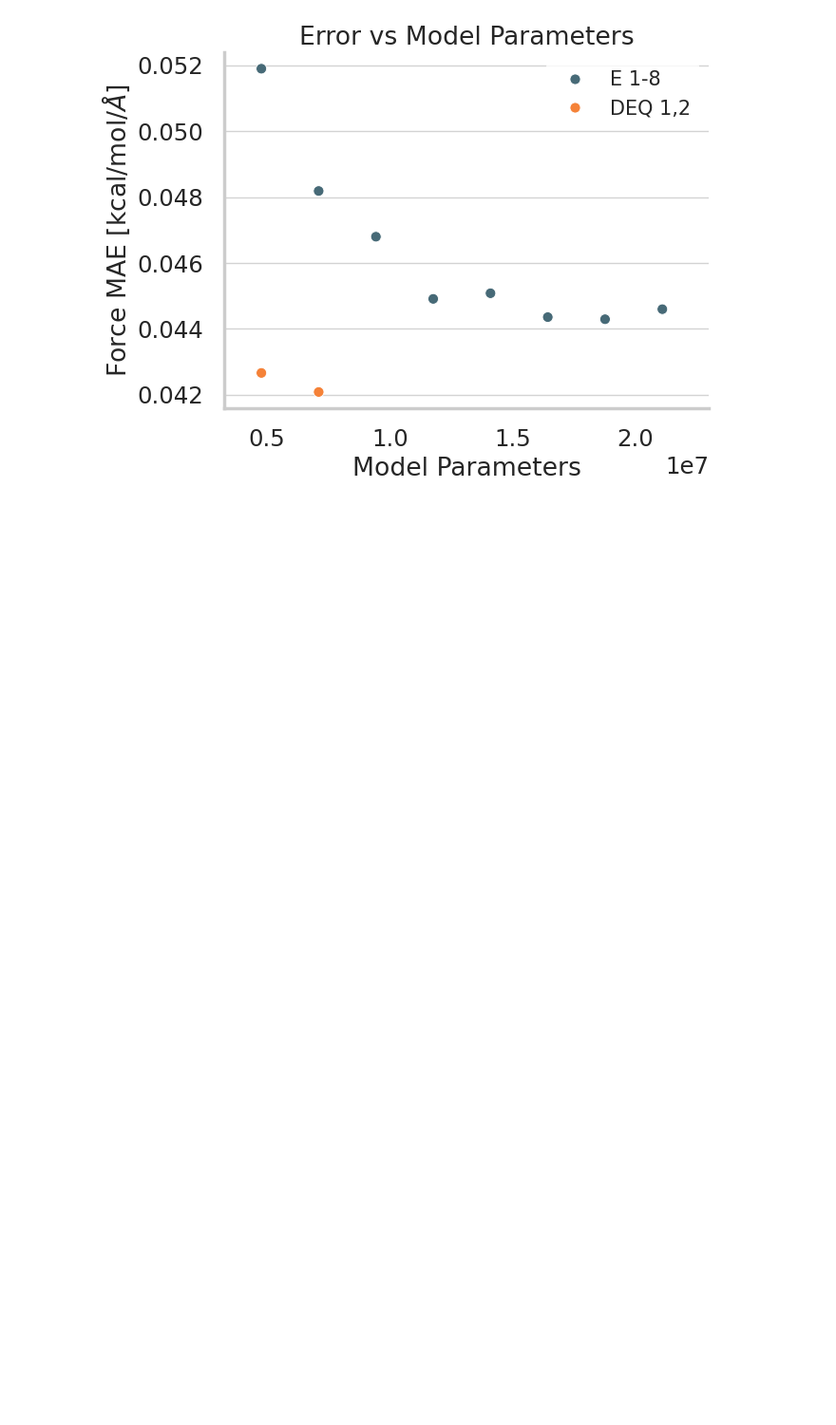
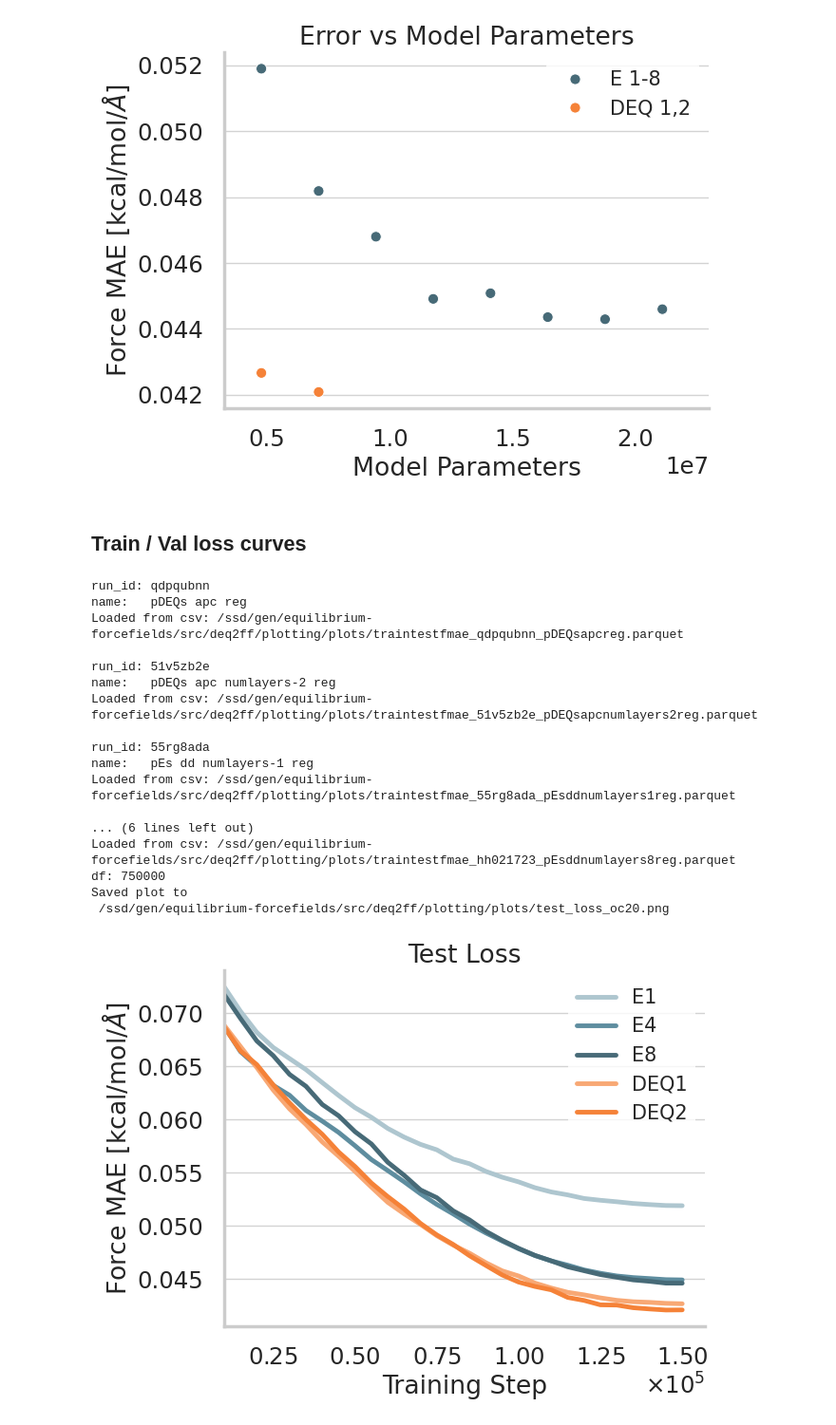
Before and after one commit to BurgerAndreas/equilibrium-forcefields, a Jupyter notebook: src/deq2ff/plotting/dashboard_oc20.ipynb, the cells around one changed output. Shown at 95% size. Cells and saved outputs as stored; diff of their text form; code cells hidden in the pictures; blank space fills up the shorter version.

```diff
--- a/src/deq2ff/plotting/dashboard_oc20.ipynb
+++ b/src/deq2ff/plotting/dashboard_oc20.ipynb
@@ -210,3 +212,67 @@ plt.show()
 Saved plot to
  /ssd/gen/equilibrium-forcefields/src/deq2ff/plotting/plots/acc_vs_params_oc.png
 [figure]
+# %% [markdown]
+## Train / Val loss curves
+# %%
+# train / val loss OC20
+_project = projectoc
+
+# pDEQs apc reg qdpqubnn
+# pDEQs apc numlayers-2 reg 51v5zb2e
+# pEs dd numlayers-1 reg 55rg8ada
+# pEs dd reg j4ub57rb
+# pEs dd numlayers-8 reg hh021723
+
+keys = ["train/forces_mae", "val/forces_mae"]
+dfq1 = get_keys_history("qdpqubnn", project=_project, keys=keys)
+dfq2 = get_keys_history("51v5zb2e", project=_project, keys=keys)
+dfe1 = get_keys_history("55rg8ada", project=_project, keys=keys)
+dfe4 = get_keys_history("j4ub57rb", project=_project, keys=keys)
+dfe8 = get_keys_history("hh021723", project=_project, keys=keys)
+
+# combine into one dataframe
+dftrainoc = pd.concat([dfe1, dfe4, dfe8, dfq1, dfq2])
+dftrainoc["Model"] = dftrainoc["Class"] + dftrainoc["model.num_layers"].astype(str)
+print('df:', len(dftrainoc))
+
+# fig, ax = plot_loss_curve(
+#     df=dftrainoc, y="train/forces_mae",
+#     xlabel="Training Step", ylabel=human_labels("test_f_mae"),
+#     xmin=10000,
+#     hue="Model",
+#     palette=cdict,
+#     title="Training Loss",
+#     fname="training_loss_oc20",
+# )
+# plt.show()
+
+fig, ax = plot_loss_curve(
+    df=dftrainoc, y="val/forces_mae",
+    xlabel="Training Step", ylabel=human_labels("test_f_mae"),
+    xmin=10000,
+    hue="Model",
+    palette=cdict,
+    title="Test Loss",
+    fname="test_loss_oc20",
+)
+plt.show()
+# %% [output]
+run_id: qdpqubnn
+name:   pDEQs apc reg
+Loaded from csv: /ssd/gen/equilibrium-forcefields/src/deq2ff/plotting/plots/traintestfmae_qdpqubnn_pDEQsapcreg.parquet
+
+run_id: 51v5zb2e
+name:   pDEQs apc numlayers-2 reg
+Loaded from csv: /ssd/gen/equilibrium-forcefields/src/deq2ff/plotting/plots/traintestfmae_51v5zb2e_pDEQsapcnumlayers2reg.parquet
+
+run_id: 55rg8ada
+name:   pEs dd numlayers-1 reg
+Loaded from csv: /ssd/gen/equilibrium-forcefields/src/deq2ff/plotting/plots/traintestfmae_55rg8ada_pEsddnumlayers1reg.parquet
+
+... (6 lines left out)
+Loaded from csv: /ssd/gen/equilibrium-forcefields/src/deq2ff/plotting/plots/traintestfmae_hh021723_pEsddnumlayers8reg.parquet
+df: 750000
+Saved plot to
+ /ssd/gen/equilibrium-forcefields/src/deq2ff/plotting/plots/test_loss_oc20.png
+[figure, added]
```
Also changed, not shown: parts of 4 cells of this notebook, 9 other files.
